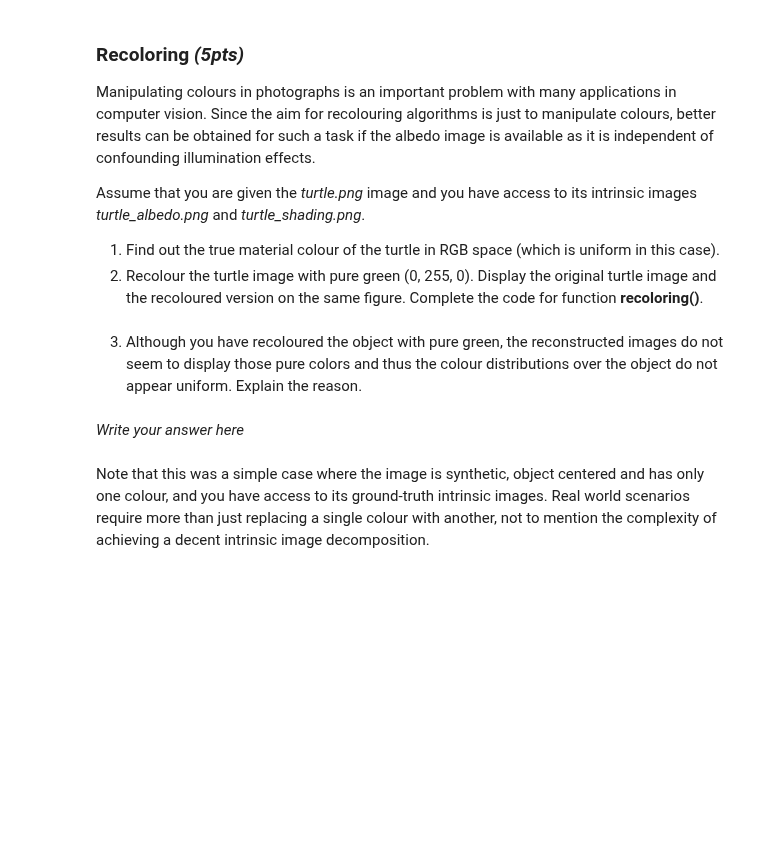
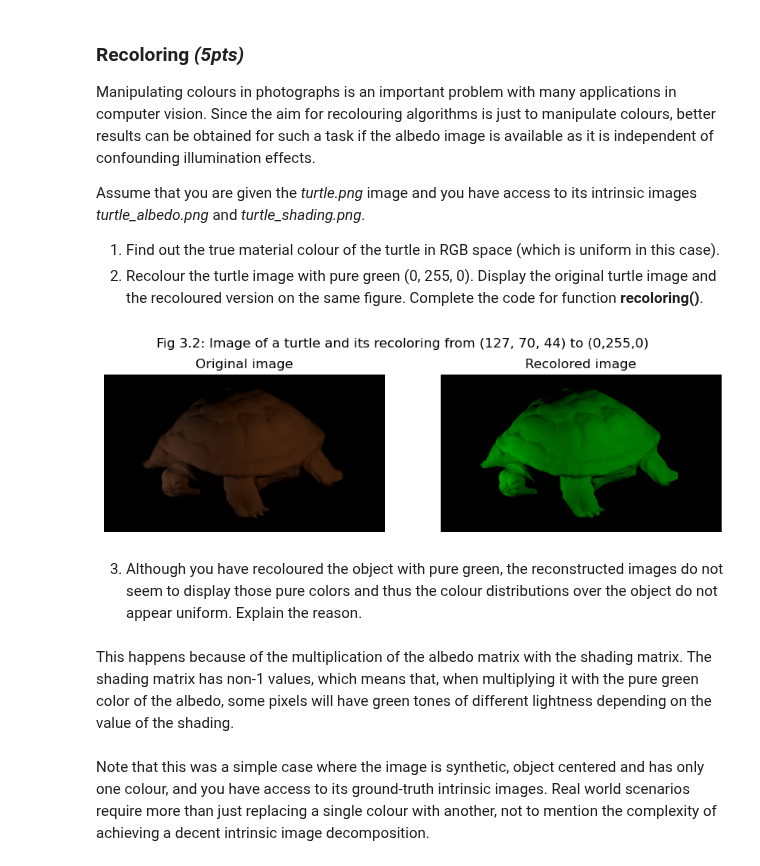
Before and after one commit to joangog/computer-vision-1, a Jupyter notebook: Computer_Vision_1_Lab_1.ipynb, the cells around one changed output. Cells and saved outputs as stored; diff of their text form; code cells hidden in the pictures; blank space fills up the shorter version.

```diff
--- a/Computer_Vision_1_Lab_1.ipynb
+++ b/Computer_Vision_1_Lab_1.ipynb
@@ -600,16 +620,35 @@ intrinsic images *turtle_albedo.png* and *turtle_shading.png*.
 2. Recolour the turtle image with pure green (0, 255, 0). Display the original turtle image and the recoloured version on the same figure. Complete the code for function **recoloring()**.
 # %%
 def recoloring(albedo_img, shading_img):
-    """
-    ================
-    Your code here
-    ================
-    """
-    return
+    recolored_albedo_img = albedo_img.copy()
+    old_color = albedo_img[int(albedo_img.shape[0]/2),int(albedo_img.shape[1]/2)]  # Get color of center pixel (non-black)
+    for i in range(albedo_img.shape[0]):
+        for j in range(albedo_img.shape[1]):
+            if all(albedo_img[i,j] != [0,0,0]):  # If pixel is non-black
+                recolored_albedo_img[i,j] = [0,1,0]  # Recolor pixel as pure green
+    recolored_img = iid_image_formation(recolored_albedo_img, shading_img)  # Get recolored image
+    return old_color, recolored_img
+
+
+old_color, recolored_img, = recoloring(albedo_img, shading_img)
+
+fig, axs = plt.subplots(1,2,figsize=(10,3))
+
+axs[0].imshow(img)
+axs[0].set_title('Original image')
+axs[1].imshow(recolored_img)
+axs[1].set_title('Recolored image')
+
+fig.suptitle(f'Fig 3.2: Image of a turtle and its recoloring from {tuple([int(i) for i in 255*old_color])} to (0,255,0)')
+for i in range(2):
+    axs[i].axis('off')
+plt.show()
+# %% [output]
+[figure, added]
 # %% [markdown]
 3. Although you have recoloured the object with pure green, the reconstructed images do not seem to display those pure colors and thus the colour distributions over the object do not appear uniform. Explain the reason.
 # %% [markdown]
-*Write your answer here*
+This happens because of the multiplication of the albedo matrix with the shading matrix. The shading matrix has non-1 values, which means that, when multiplying it with the pure green color of the albedo, some pixels will have green tones of different lightness depending on the value of the shading.
 # %% [markdown]
 Note that this was a simple case where the image is synthetic, object centered and has only one colour, and you have access to its ground-truth intrinsic images. Real world scenarios require more than just replacing a single colour with another, not to mention the complexity of achieving a decent intrinsic image decomposition.
 # %% [markdown]
```
Also changed, not shown: parts of 4 cells of this notebook.
